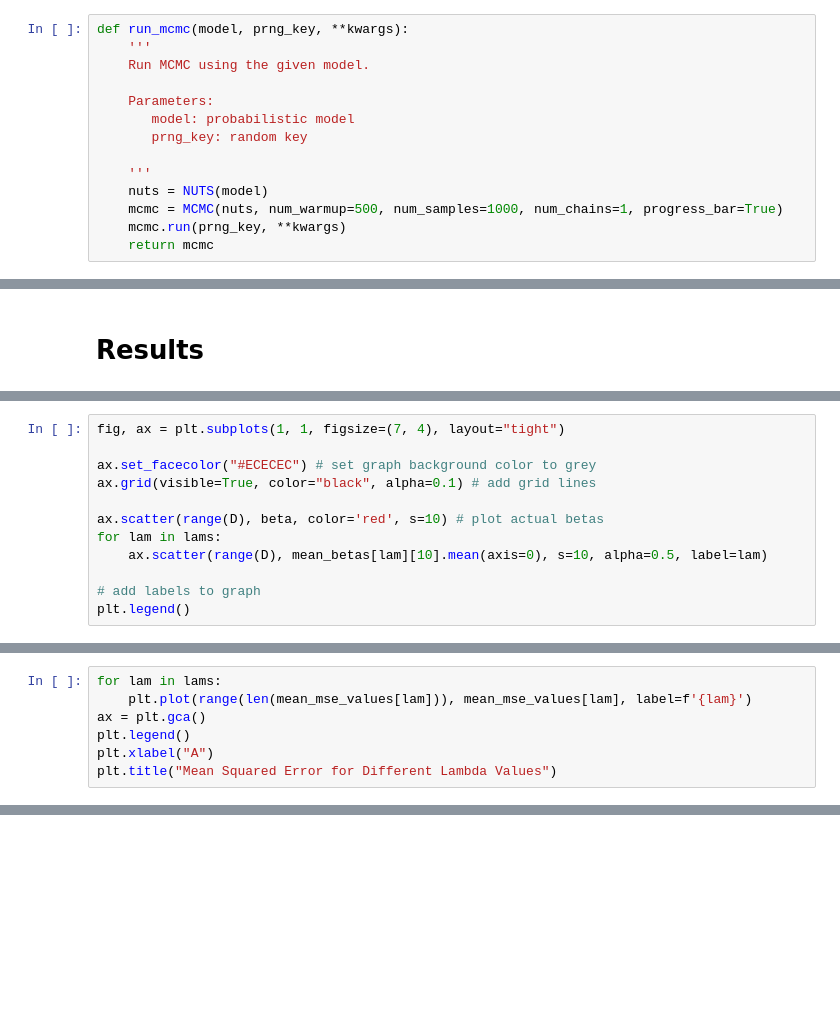
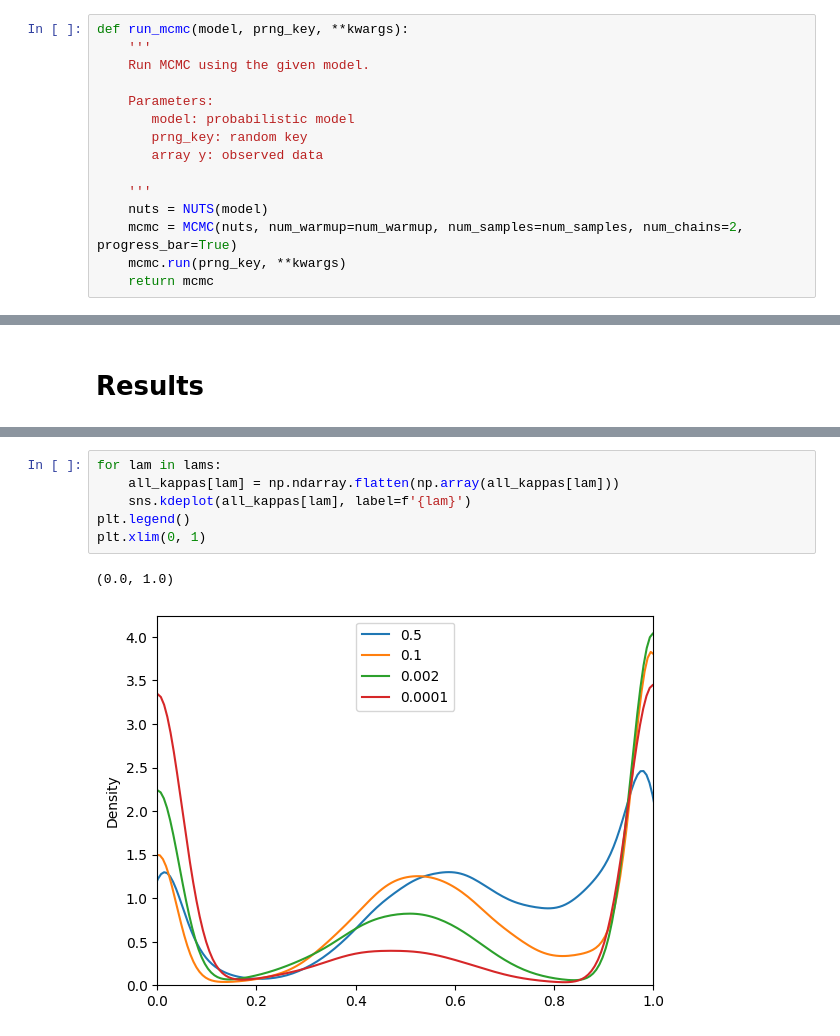
Before and after one commit to Grace0124/numpyro, a Jupyter notebook: REBAR.ipynb, the cells around one changed output, grey strips where cells are left out. Drawn from its saved outputs; the diff is of its cells as text; blank space fills up the shorter version.

```diff
--- a/REBAR.ipynb
+++ b/REBAR.ipynb
@@ -90,10 +75,11 @@ def run_mcmc(model, prng_key, **kwargs):
     Parameters:
        model: probabilistic model
        prng_key: random key
+       array y: observed data
 
     '''
     nuts = NUTS(model)
-    mcmc = MCMC(nuts, num_warmup=500, num_samples=1000, num_chains=1, progress_bar=True)
+    mcmc = MCMC(nuts, num_warmup=num_warmup, num_samples=num_samples, num_chains=2, progress_bar=True)
     mcmc.run(prng_key, **kwargs)
     return mcmc
 # %%
@@ -186,12 +197,0 @@ plt.legend()
-# %%
-fig, ax = plt.subplots(1, 1, figsize=(7, 4), layout="tight")
-
-ax.set_facecolor("#ECECEC") # set graph background color to grey
-ax.grid(visible=True, color="black", alpha=0.1) # add grid lines
-
-ax.scatter(range(D), beta, color='red', s=10) # plot actual betas
-for lam in lams:
-    ax.scatter(range(D), mean_betas[lam][10].mean(axis=0), s=10, alpha=0.5, label=lam)
-
-# add labels to graph
-plt.legend()
@@ -203,7 +197,0 @@ As $\lambda$ decreases, mean squared error decreases.
-# %%
-for lam in lams:
-    plt.plot(range(len(mean_mse_values[lam])), mean_mse_values[lam], label=f'{lam}')
-ax = plt.gca()
-plt.legend()
-plt.xlabel("A")
-plt.title("Mean Squared Error for Different Lambda Values")
@@ -222,0 +198,9 @@ plt.legend()
+# %%
+for lam in lams:
+    all_kappas[lam] = np.ndarray.flatten(np.array(all_kappas[lam]))
+    sns.kdeplot(all_kappas[lam], label=f'{lam}')
+plt.legend()
+plt.xlim(0, 1)
+# %% [output]
+(0.0, 1.0)
+[figure, added]
```
Also changed, not shown: parts of 17 cells of this notebook, 2 other files.
